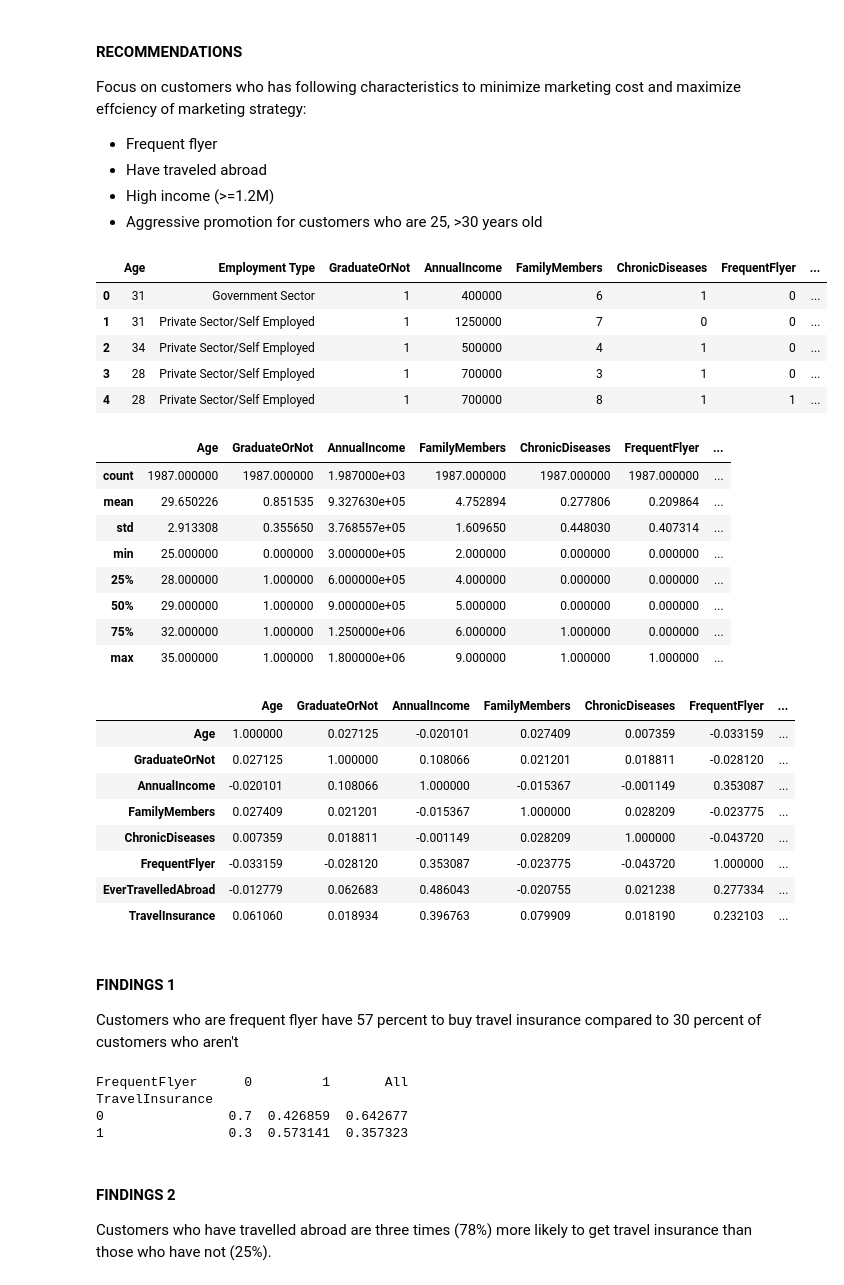
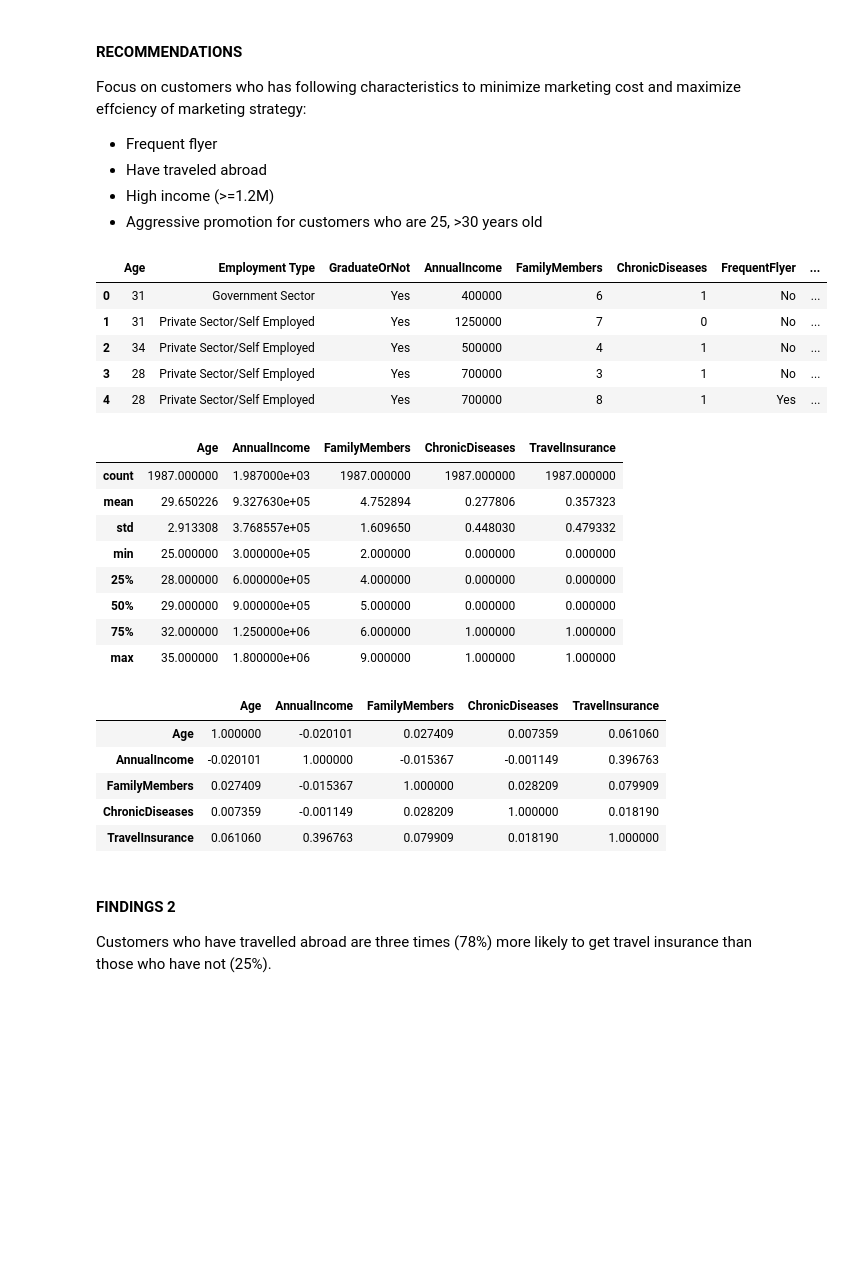
Before and after one commit to n2tp1311/da-case-study, a Jupyter notebook: notebook.ipynb, the cells around one changed output. Saved outputs shown, nothing was run; the diff lists cells and outputs as text; code cells hidden in the pictures; blank space fills up the shorter version.

Commit message:
replace all analysis with viz crosstab only

```diff
--- a/notebook.ipynb
+++ b/notebook.ipynb
@@ -47,41 +47,38 @@ Focus on customers who has following characteristics to minimize marketing cost
 - High income (>=1.2M)
 - Aggressive promotion for customers who are 25, >30 years old
 # %%
-customers['FrequentFlyer'] = [1 if isFrequent == "Yes" else 0 for isFrequent in customers.FrequentFlyer]
-customers['EverTravelledAbroad'] = [1 if haveEverTravelledAbroad == "Yes" else 0 for haveEverTravelledAbroad in customers.EverTravelledAbroad]
-customers['GraduateOrNot'] = [1 if isGraduate == "Yes" else 0 for isGraduate in customers.GraduateOrNot]
-# [x if x != "banana" else "orange" for x in fruits]
+# customers['FrequentFlyer'] = [1 if isFrequent == "Yes" else 0 for isFrequent in customers.FrequentFlyer]
+# customers['EverTravelledAbroad'] = [1 if haveEverTravelledAbroad == "Yes" else 0 for haveEverTravelledAbroad in customers.EverTravelledAbroad]
+# customers['GraduateOrNot'] = [1 if isGraduate == "Yes" else 0 for isGraduate in customers.GraduateOrNot]
+# customers['TravelInsurance'] = ["Yes" if haveInsurance == 1 else 'No' for haveInsurance in customers.TravelInsurance]
 customers.head(5)
 # %% [output]
 |  | Age | Employment Type | GraduateOrNot | AnnualIncome | FamilyMembers | ChronicDiseases | FrequentFlyer | ... |
-| 0 | 31 | Government Sector | 1 | 400000 | 6 | 1 | 0 | ... |
-| 1 | 31 | Private Sector/Self Employed | 1 | 1250000 | 7 | 0 | 0 | ... |
-| 2 | 34 | Private Sector/Self Employed | 1 | 500000 | 4 | 1 | 0 | ... |
-| 3 | 28 | Private Sector/Self Employed | 1 | 700000 | 3 | 1 | 0 | ... |
-| 4 | 28 | Private Sector/Self Employed | 1 | 700000 | 8 | 1 | 1 | ... |
+| 0 | 31 | Government Sector | Yes | 400000 | 6 | 1 | No | ... |
+| 1 | 31 | Private Sector/Self Employed | Yes | 1250000 | 7 | 0 | No | ... |
+| 2 | 34 | Private Sector/Self Employed | Yes | 500000 | 4 | 1 | No | ... |
+| 3 | 28 | Private Sector/Self Employed | Yes | 700000 | 3 | 1 | No | ... |
+| 4 | 28 | Private Sector/Self Employed | Yes | 700000 | 8 | 1 | Yes | ... |
 # %%
 customers.describe()
 # %% [output]
-|  | Age | GraduateOrNot | AnnualIncome | FamilyMembers | ChronicDiseases | FrequentFlyer | ... |
-| count | 1987.000000 | 1987.000000 | 1.987000e+03 | 1987.000000 | 1987.000000 | 1987.000000 | ... |
-| mean | 29.650226 | 0.851535 | 9.327630e+05 | 4.752894 | 0.277806 | 0.209864 | ... |
-| std | 2.913308 | 0.355650 | 3.768557e+05 | 1.609650 | 0.448030 | 0.407314 | ... |
-| min | 25.000000 | 0.000000 | 3.000000e+05 | 2.000000 | 0.000000 | 0.000000 | ... |
-| 25% | 28.000000 | 1.000000 | 6.000000e+05 | 4.000000 | 0.000000 | 0.000000 | ... |
-| 50% | 29.000000 | 1.000000 | 9.000000e+05 | 5.000000 | 0.000000 | 0.000000 | ... |
-| 75% | 32.000000 | 1.000000 | 1.250000e+06 | 6.000000 | 1.000000 | 0.000000 | ... |
-| max | 35.000000 | 1.000000 | 1.800000e+06 | 9.000000 | 1.000000 | 1.000000 | ... |
+|  | Age | AnnualIncome | FamilyMembers | ChronicDiseases | TravelInsurance |
+| count | 1987.000000 | 1.987000e+03 | 1987.000000 | 1987.000000 | 1987.000000 |
+| mean | 29.650226 | 9.327630e+05 | 4.752894 | 0.277806 | 0.357323 |
+| std | 2.913308 | 3.768557e+05 | 1.609650 | 0.448030 | 0.479332 |
+| min | 25.000000 | 3.000000e+05 | 2.000000 | 0.000000 | 0.000000 |
+| 25% | 28.000000 | 6.000000e+05 | 4.000000 | 0.000000 | 0.000000 |
+| 50% | 29.000000 | 9.000000e+05 | 5.000000 | 0.000000 | 0.000000 |
+| 75% | 32.000000 | 1.250000e+06 | 6.000000 | 1.000000 | 1.000000 |
+| max | 35.000000 | 1.800000e+06 | 9.000000 | 1.000000 | 1.000000 |
 # %%
 customers.corr()
 # %% [output]
-|  | Age | GraduateOrNot | AnnualIncome | FamilyMembers | ChronicDiseases | FrequentFlyer | ... |
-| Age | 1.000000 | 0.027125 | -0.020101 | 0.027409 | 0.007359 | -0.033159 | ... |
-| GraduateOrNot | 0.027125 | 1.000000 | 0.108066 | 0.021201 | 0.018811 | -0.028120 | ... |
-| AnnualIncome | -0.020101 | 0.108066 | 1.000000 | -0.015367 | -0.001149 | 0.353087 | ... |
-| FamilyMembers | 0.027409 | 0.021201 | -0.015367 | 1.000000 | 0.028209 | -0.023775 | ... |
-| ChronicDiseases | 0.007359 | 0.018811 | -0.001149 | 0.028209 | 1.000000 | -0.043720 | ... |
-| FrequentFlyer | -0.033159 | -0.028120 | 0.353087 | -0.023775 | -0.043720 | 1.000000 | ... |
-| EverTravelledAbroad | -0.012779 | 0.062683 | 0.486043 | -0.020755 | 0.021238 | 0.277334 | ... |
-| TravelInsurance | 0.061060 | 0.018934 | 0.396763 | 0.079909 | 0.018190 | 0.232103 | ... |
+|  | Age | AnnualIncome | FamilyMembers | ChronicDiseases | TravelInsurance |
+| Age | 1.000000 | -0.020101 | 0.027409 | 0.007359 | 0.061060 |
+| AnnualIncome | -0.020101 | 1.000000 | -0.015367 | -0.001149 | 0.396763 |
+| FamilyMembers | 0.027409 | -0.015367 | 1.000000 | 0.028209 | 0.079909 |
+| ChronicDiseases | 0.007359 | -0.001149 | 0.028209 | 1.000000 | 0.018190 |
+| TravelInsurance | 0.061060 | 0.396763 | 0.079909 | 0.018190 | 1.000000 |
 # %%
 ##Functions setup
@@ -93,17 +96,9 @@ def my_crosstab(data, x, y, legend=None):
   plt.show()
-# %% [markdown]
-#### FINDINGS 1
-Customers who are frequent flyer have 57 percent to buy travel insurance compared to 30 percent of customers who aren't
 # %%
-flyer_insurance = customers.groupby('FrequentFlyer')['TravelInsurance'].mean()
+# flyer_insurance = customers.groupby('FrequentFlyer')['TravelInsurance'].mean()
 # print(flyer_insurance)
 # print(pd.crosstab(customers.TravelInsurance, customers.FrequentFlyer, margins=True))
-print(pd.crosstab(customers.TravelInsurance, customers.FrequentFlyer, normalize=1, margins=True))
+# print(pd.crosstab(customers.TravelInsurance, customers.FrequentFlyer, normalize=1, margins=True))
-# %% [output]
-FrequentFlyer      0         1       All
-TravelInsurance
-0                0.7  0.426859  0.642677
-1                0.3  0.573141  0.357323
 # %% [markdown]
 #### FINDINGS 2
 Customers who have travelled abroad are three times (78%) more likely to get travel insurance than those who have not (25%).
```
Also changed, not shown: parts of 14 cells of this notebook.
